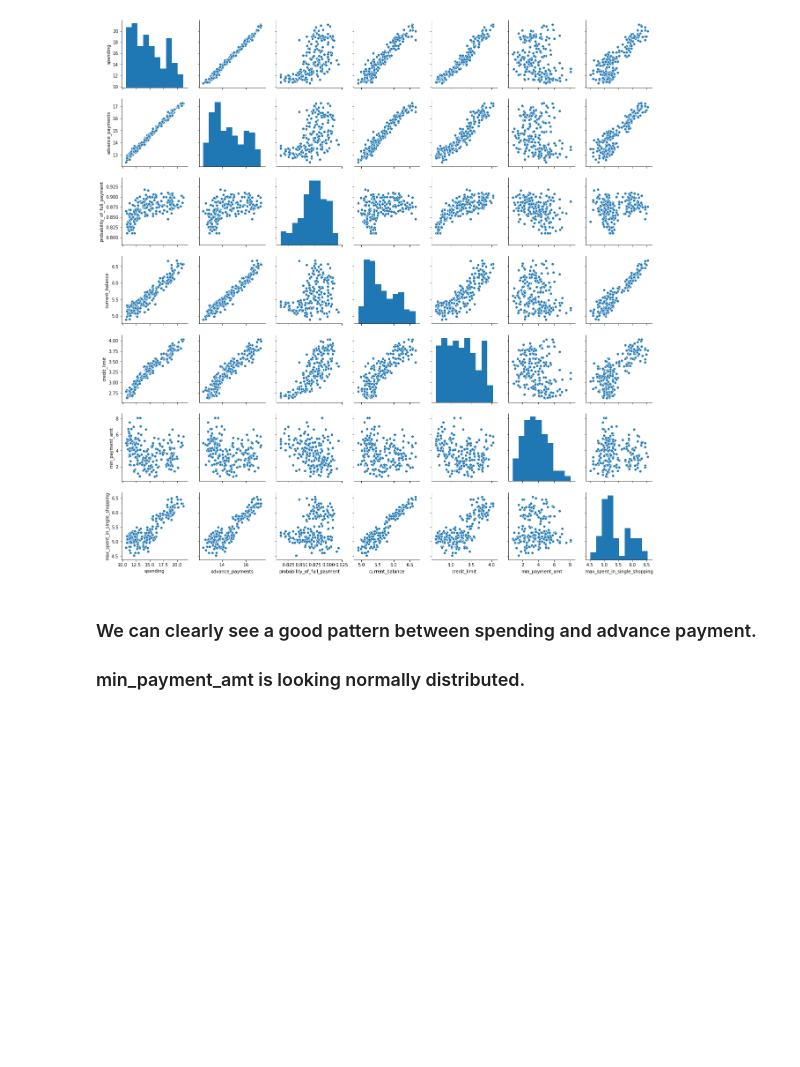
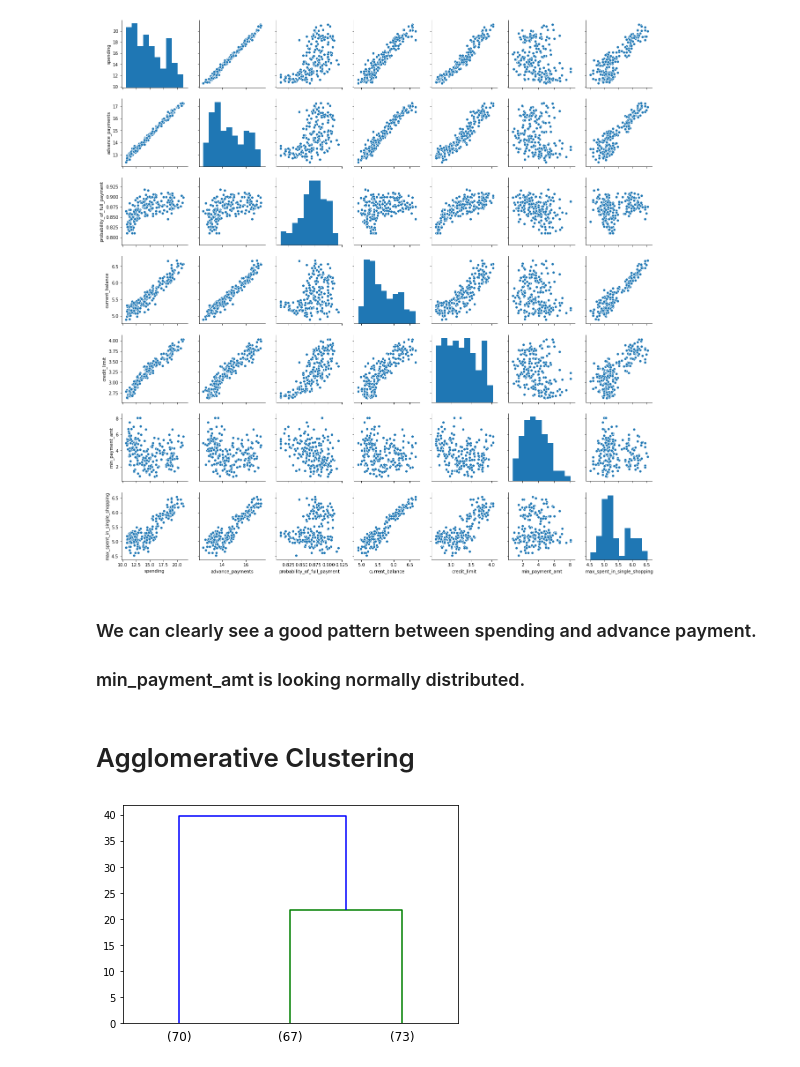
Before and after one commit to Abhishek768/BankMarketting, a Jupyter notebook: BankMarketing.ipynb, the cells around one changed output. Saved outputs shown, nothing was run; the diff lists cells and outputs as text; code cells hidden in the pictures; blank space fills up the shorter version.

Commit message:
apply Agglomerative Clustering

```diff
--- a/BankMarketing.ipynb
+++ b/BankMarketing.ipynb
@@ -123,3 +123,5 @@ sns.pairplot(df);
 # %% [markdown]
 ### We can clearly see a good pattern between spending and advance payment.
 ### min_payment_amt is looking normally distributed.
+# %% [markdown]
+# Agglomerative Clustering
@@ -125,0 +130,5 @@ sns.pairplot(df);
+# %%
+ward_linkage = linkage(scaled_data, method='ward', metric='euclidean')
+dend = dendrogram(ward_linkage, p=3, truncate_mode='lastp', labels=list(scaled_data))
+# %% [output]
+[figure, added]
```
Also changed, not shown: parts of 6 cells of this notebook.
